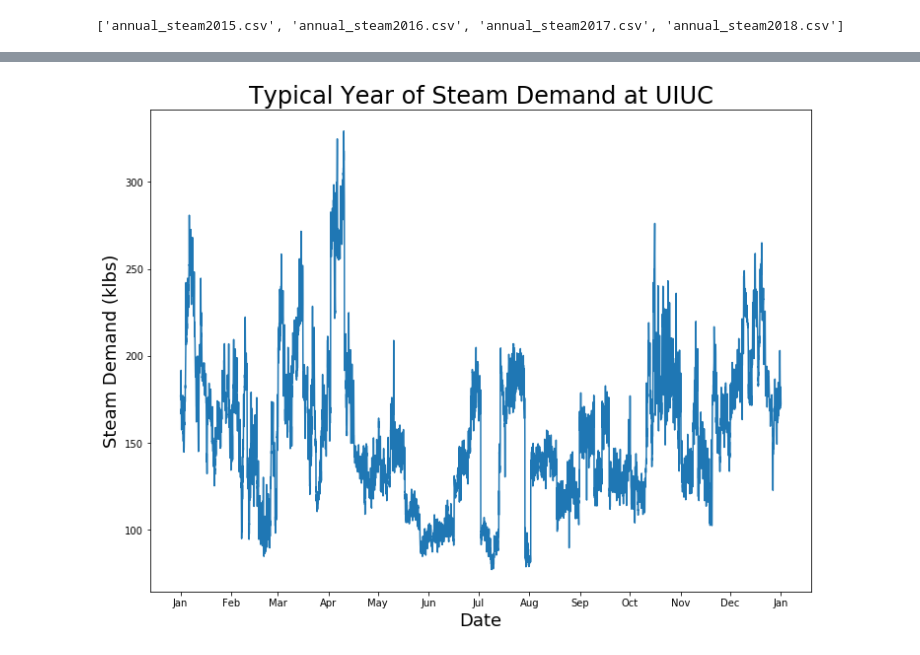
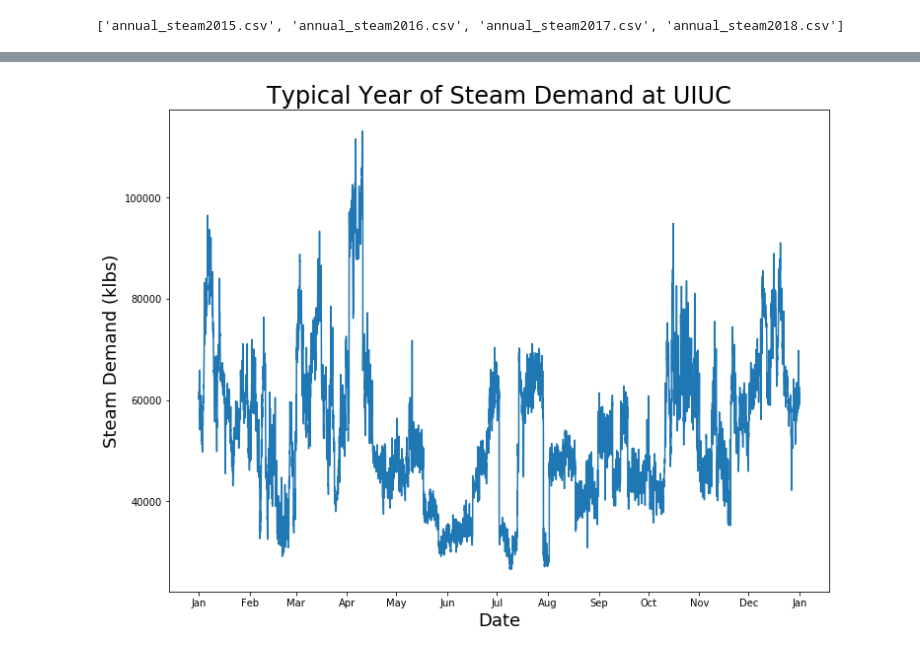
Before and after one commit to arfc/pride, a Jupyter notebook: data_processing/steam_demand.ipynb, the cells around one changed output, grey strips where cells are left out. Cells and saved outputs as stored; diff of their text form; code cells hidden in the pictures.

Commit message:
updates steam processing notebook

```diff
--- a/data_processing/steam_demand.ipynb
+++ b/data_processing/steam_demand.ipynb
@@ -143,22 +194,22 @@ typical_steam['date'] = pd.date_range(start='1/1/2018', end='1/1/2019', freq='H'
 # %%
 import matplotlib.dates as mdates
 
 
 # Set the locator
 locator = mdates.MonthLocator()  # every month
 # Specify the format - %b gives us Jan, Feb...
 fmt = mdates.DateFormatter('%b')
 
 fig = plt.figure(figsize=(12,9), edgecolor='k', facecolor='w')
-plt.plot(typical_steam.date, typical_steam.demand)
+plt.plot(typical_steam.date, typical_steam.kw)
 plt.title('Typical Year of Steam Demand at UIUC', fontsize=24)
 plt.xlabel('Date', fontsize=18)
 plt.ylabel('Steam Demand (klbs)',fontsize=18)
 
 X = plt.gca().xaxis
 X.set_major_locator(locator)
 # Specify formatter
 X.set_major_formatter(fmt)
 plt.show()
 # %% [output]
-[figure, old version]
+[figure, new version]
```
Also changed, not shown: parts of 23 cells of this notebook.
